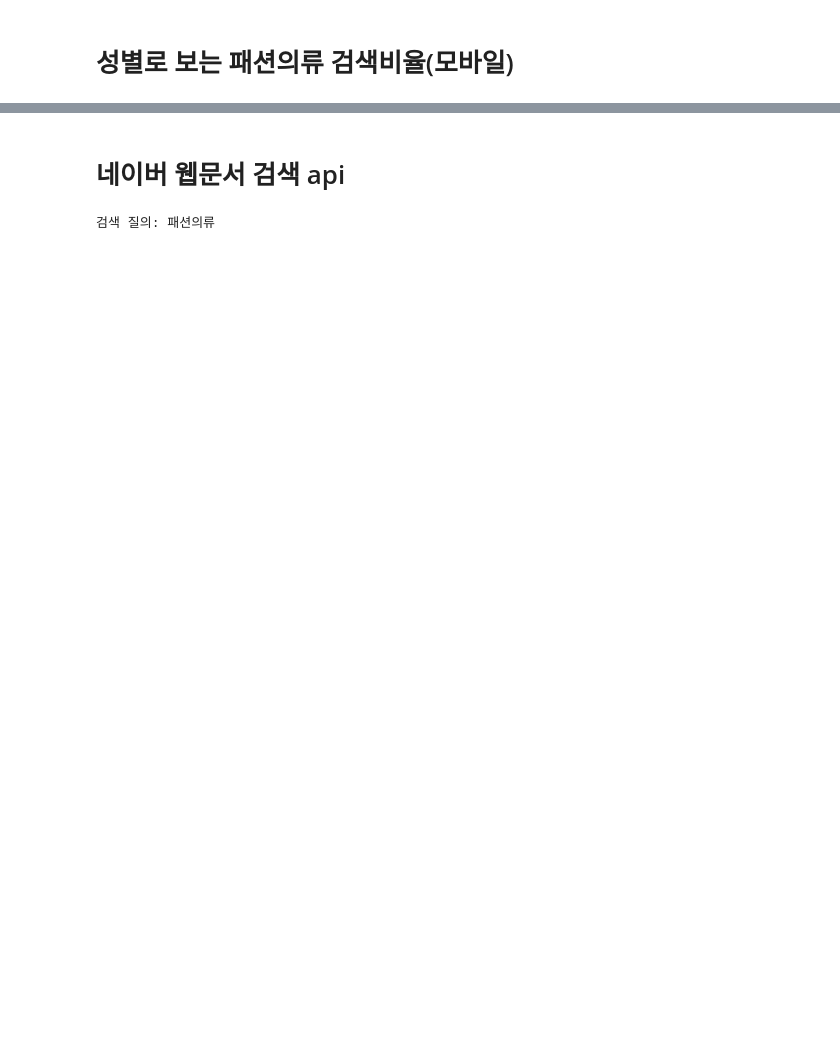
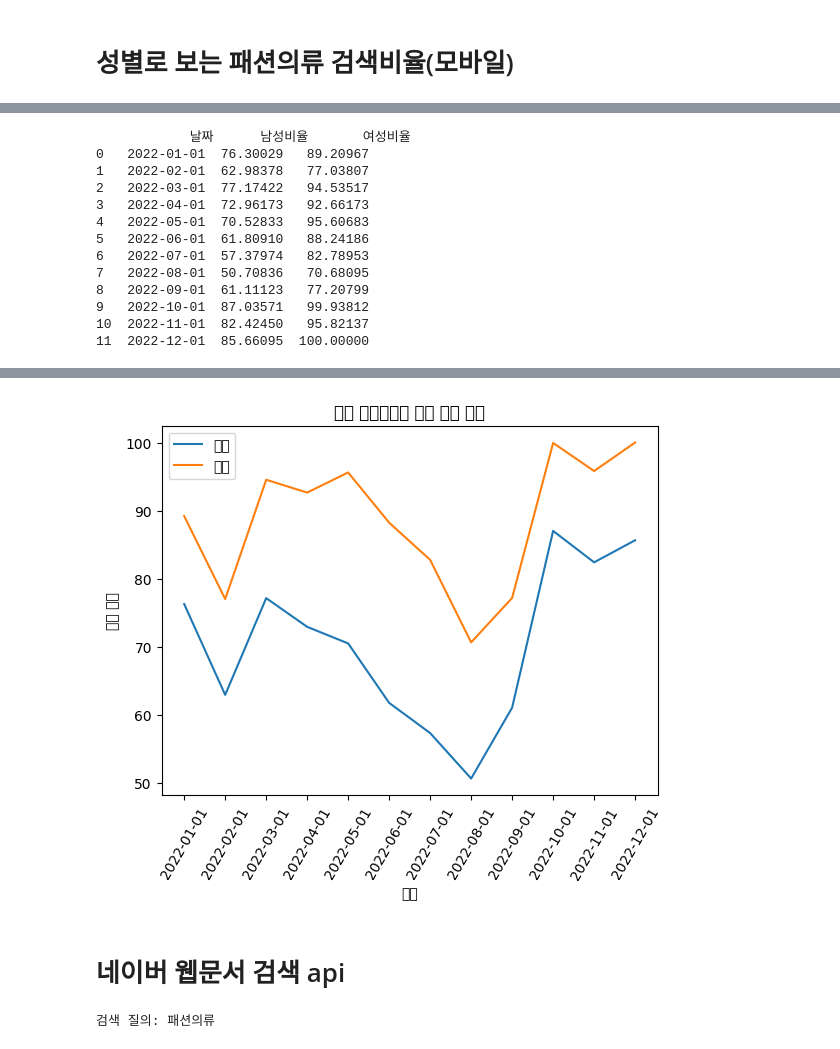
Before and after one commit to yskim1230/AIB_Section2-PJT_Modeling-Plan, a Jupyter notebook: Section2_Project_EDA.ipynb, the cells around one changed output, grey strips where cells are left out. Saved outputs shown, nothing was run; the diff lists cells and outputs as text; code cells hidden in the pictures; blank space fills up the shorter version.

```diff
--- a/Section2_Project_EDA.ipynb
+++ b/Section2_Project_EDA.ipynb
@@ -153,10 +213,6 @@ plt.show()
 # %% [markdown]
 # 성별로 보는 패션의류 검색비율(모바일)
 # %%
-import requests
-import json
-import pandas as pd
-import matplotlib.pyplot as plt
 
 client_id = "Hewe5vgmlLvWs_ubCDhs"
 client_secret = "u8mu84aRwJ"
@@ -170,9 +226,9 @@ headers = {
 }
 
 body_f = {
-    "startDate": "2021-04-01",
-    "endDate": "2022-04-10",
-    "timeUnit": "date",
+    "startDate": "2022-01-01",
+    "endDate": "2022-12-31",
+    "timeUnit": "month",
     "category": "50000000",
     "device": "mo",
     "gender": "f"
@@ -180,8 +236,8 @@ body_f = {
 
 body_m = {
     "startDate": "2021-04-01",
-    "endDate": "2022-04-10",
-    "timeUnit": "date",
+    "endDate": "2022-12-31",
+    "timeUnit": "month",
     "category": "50000000",
     "device": "mo",
     "gender": "m"
@@ -203,4 +259,16 @@ df_m.columns = ['날짜', '남성비율']
 
 df = pd.merge(df_m, df_f, on='날짜')
 print(df)
+
+#시각화
+plt.plot(df['날짜'], df['남성비율'], label='남성')
+plt.plot(df['날짜'], df['여성비율'], label='여성')
+
+plt.xlabel('날짜')
+plt.ylabel('성별 비율')
+plt.title('쇼핑 카테고리별 성별 비율 추이')
+plt.xticks(rotation=60)
+
+plt.legend()
+plt.show()
 # %% [output]
@@ -220,0 +292,13 @@ print(df)
+            날짜      남성비율       여성비율
+0   2022-01-01  76.30029   89.20967
+1   2022-02-01  62.98378   77.03807
+2   2022-03-01  77.17422   94.53517
+3   2022-04-01  72.96173   92.66173
+4   2022-05-01  70.52833   95.60683
+5   2022-06-01  61.80910   88.24186
+6   2022-07-01  57.37974   82.78953
+7   2022-08-01  50.70836   70.68095
+8   2022-09-01  61.11123   77.20799
+9   2022-10-01  87.03571   99.93812
+10  2022-11-01  82.42450   95.82137
+11  2022-12-01  85.66095  100.00000
@@ -221,3 +322,4 @@ print(df)
+[figure, added]
 # %% [markdown]
 # 네이버 웹문서 검색 api
 # %%
```
Also changed, not shown: parts of 9 cells of this notebook.
